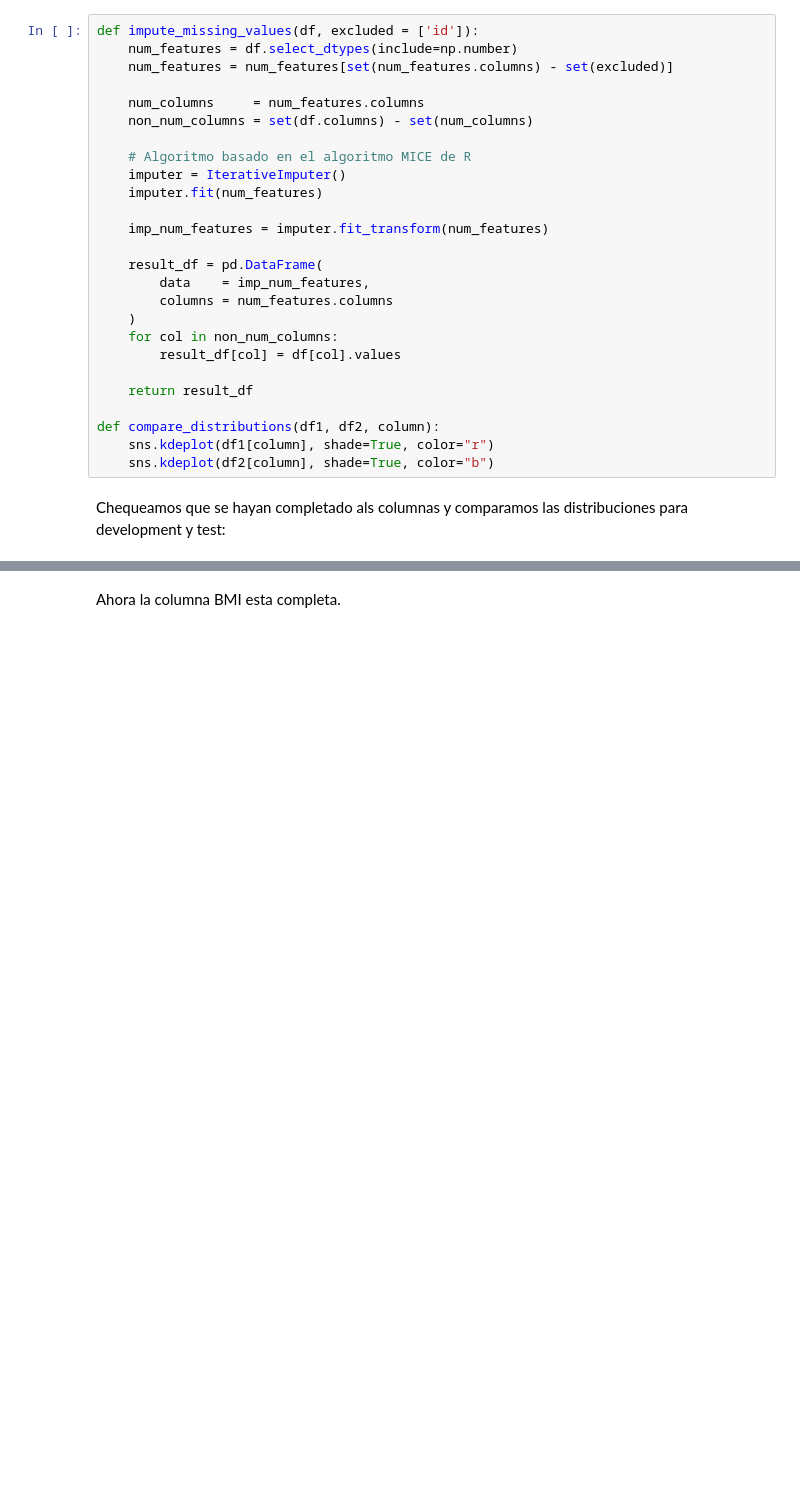
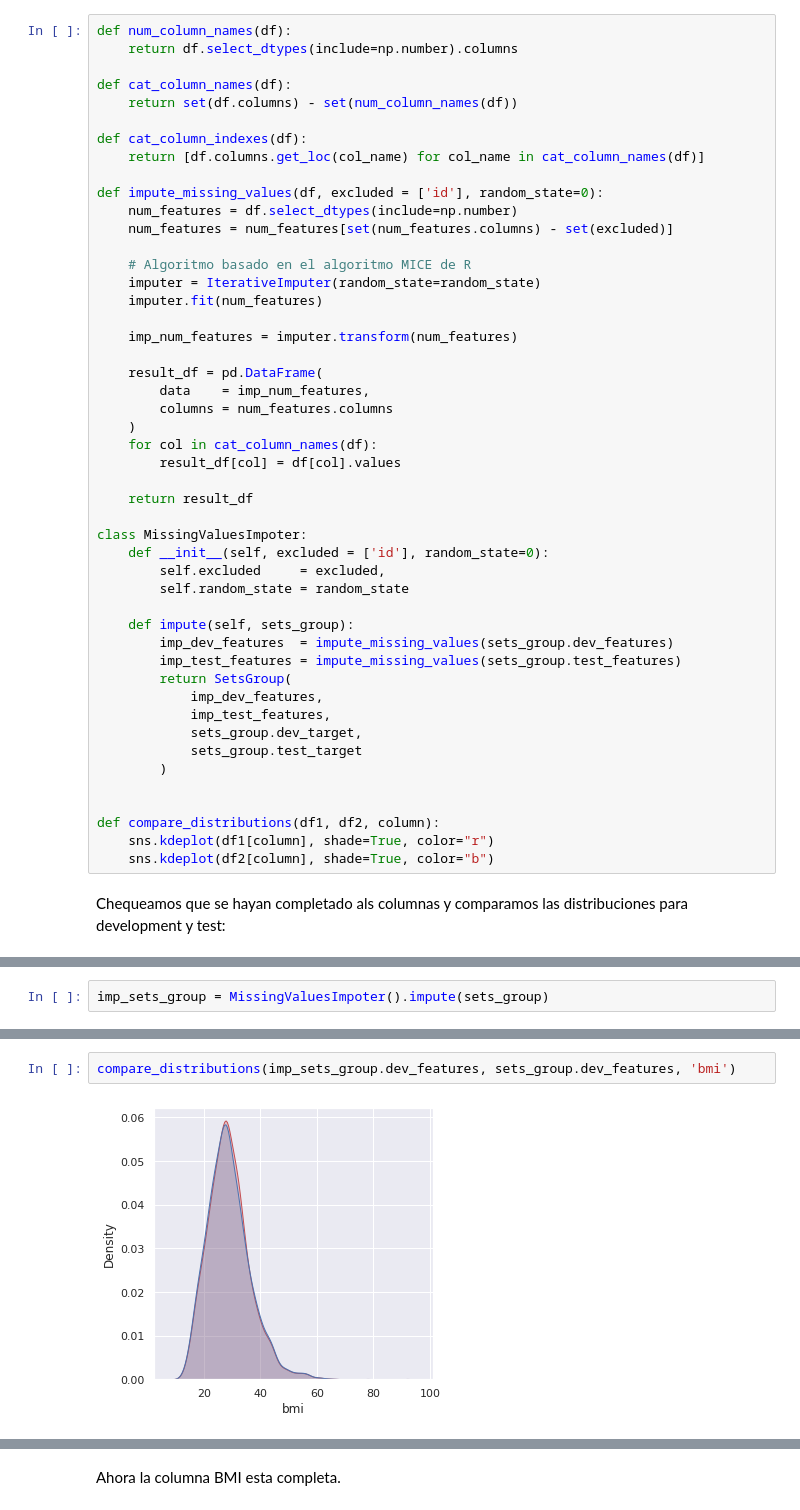
Before and after one commit to magistery-tps/aa-tp1, a Jupyter notebook: notebooks/tp1.ipynb, the cells around one changed output, grey strips where cells are left out. Cells and saved outputs as stored; diff of their text form; blank space fills up the shorter version.

```diff
--- a/notebooks/tp1.ipynb
+++ b/notebooks/tp1.ipynb
@@ -341,28 +344,50 @@ La unica variable que tiene valores incompletos es BMI y es un 3.93%.
 # %% [markdown]
 Ahora completamos valores faltantes y comparamos la distribucion de la columna BMI antes y despues de la imputacion:
 # %%
-def impute_missing_values(df, excluded = ['id']):
+def num_column_names(df):
+    return df.select_dtypes(include=np.number).columns
+
+def cat_column_names(df):
+    return set(df.columns) - set(num_column_names(df))
+
+def cat_column_indexes(df):
+    return [df.columns.get_loc(col_name) for col_name in cat_column_names(df)]
+
+def impute_missing_values(df, excluded = ['id'], random_state=0):
     num_features = df.select_dtypes(include=np.number)
     num_features = num_features[set(num_features.columns) - set(excluded)]
 
-    num_columns     = num_features.columns
-    non_num_columns = set(df.columns) - set(num_columns)
-
     # Algoritmo basado en el algoritmo MICE de R
-    imputer = IterativeImputer()
+    imputer = IterativeImputer(random_state=random_state)
     imputer.fit(num_features)
 
-    imp_num_features = imputer.fit_transform(num_features)
+    imp_num_features = imputer.transform(num_features)
 
     result_df = pd.DataFrame(
         data    = imp_num_features,
         columns = num_features.columns
     )
-    for col in non_num_columns:
+    for col in cat_column_names(df):
         result_df[col] = df[col].values
 
     return result_df
 
+class MissingValuesImpoter:
+    def __init__(self, excluded = ['id'], random_state=0):
+        self.excluded     = excluded,
+        self.random_state = random_state
+
+    def impute(self, sets_group):
+        imp_dev_features  = impute_missing_values(sets_group.dev_features)
+        imp_test_features = impute_missing_values(sets_group.test_features)
+        return SetsGroup(
+            imp_dev_features,
+            imp_test_features,
+            sets_group.dev_target,
+            sets_group.test_target
+        )
+
+
 def compare_distributions(df1, df2, column):
     sns.kdeplot(df1[column], shade=True, color="r")
     sns.kdeplot(df2[column], shade=True, color="b")
@@ -384,0 +396,2 @@ No missing values!
+# %%
+imp_sets_group = MissingValuesImpoter().impute(sets_group)
@@ -384,0 +418,4 @@ No missing values!
+# %%
+compare_distributions(imp_sets_group.dev_features, sets_group.dev_features, 'bmi')
+# %% [output]
+[figure, added]
```
Also changed, not shown: parts of 15 cells of this notebook.
